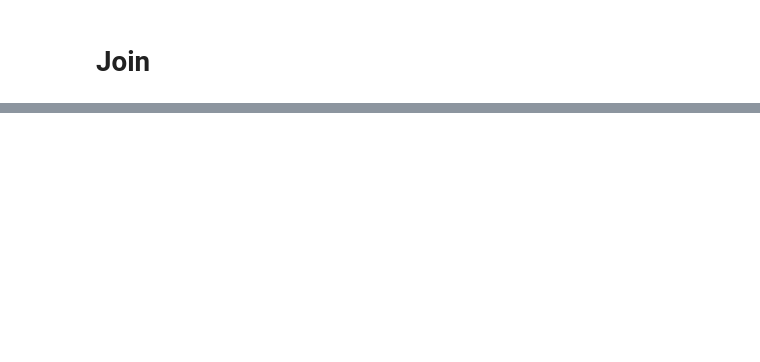
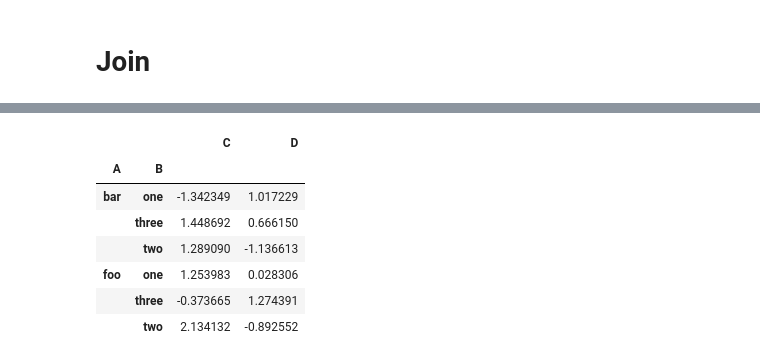
Before and after one commit to naylalex/alteryx, a Jupyter notebook: pandas.ipynb, the cells around one changed output, grey strips where cells are left out. Saved outputs shown, nothing was run; the diff lists cells and outputs as text; code cells hidden in the pictures; blank space fills up the shorter version.

```diff
--- a/pandas.ipynb
+++ b/pandas.ipynb
@@ -564,0 +604,11 @@ pd.concat(pieces)
+# %%
+df.groupby(["A", "B"]).sum()
+# %% [output]
+|  |  | C | D |
+| A | B |  |  |
+| bar | one | -1.342349 | 1.017229 |
+|  | three | 1.448692 | 0.666150 |
+|  | two | 1.289090 | -1.136613 |
+| foo | one | 1.253983 | 0.028306 |
+|  | three | -0.373665 | 1.274391 |
+|  | two | 2.134132 | -0.892552 |
```
Also changed, not shown: parts of 51 cells of this notebook.
